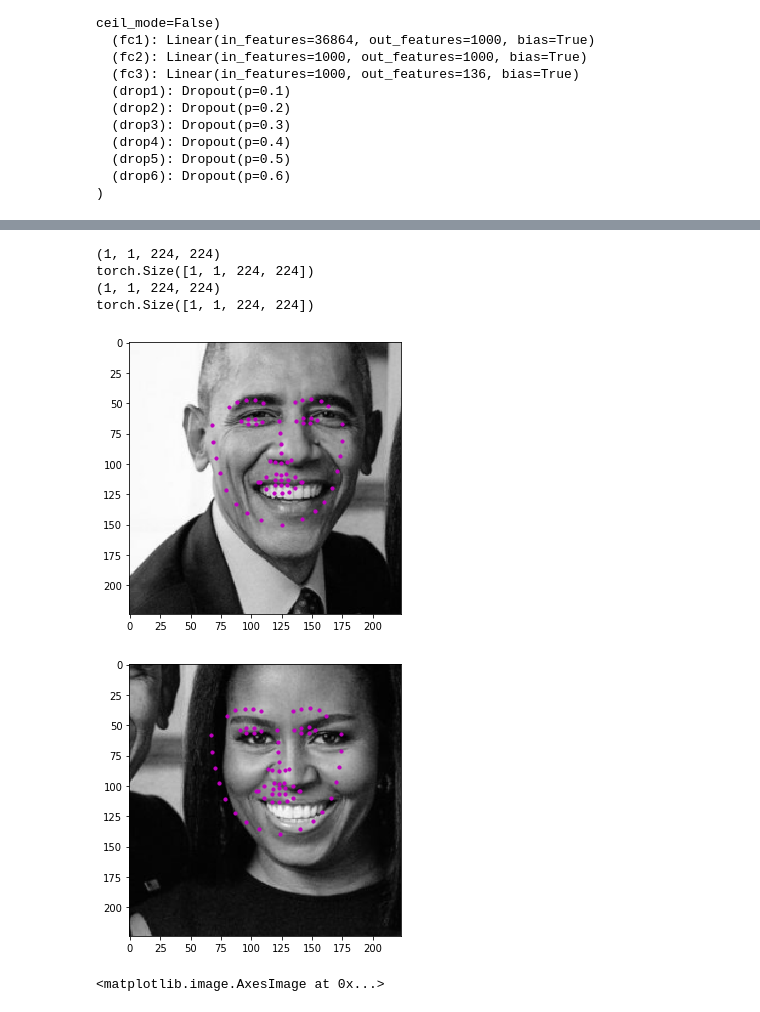
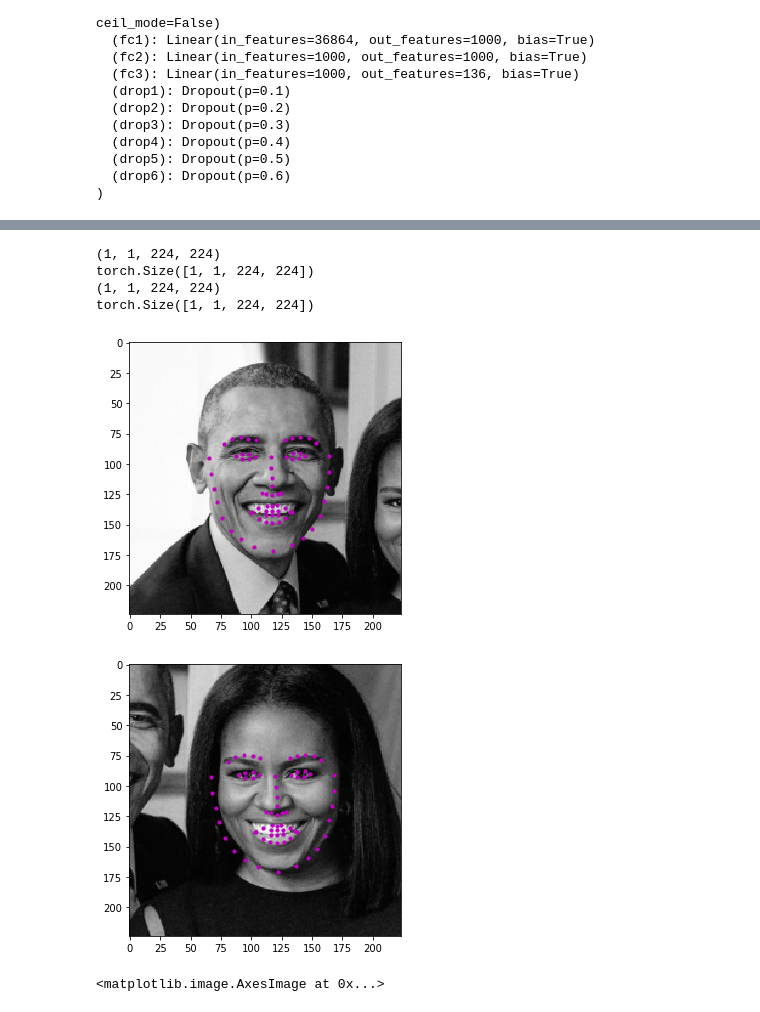
Before and after one commit to SmritiUMD/Udacity-CVND-P1-Facial_Keypoints_detection, a Jupyter notebook: project1/3. Facial Keypoint Detection, Complete Pipeline.ipynb, the cells around one changed output, grey strips where cells are left out. Cells and saved outputs as stored; diff of their text form; code cells hidden in the pictures.

```diff
--- a/project1/3. Facial Keypoint Detection, Complete Pipeline.ipynb
+++ b/project1/3. Facial Keypoint Detection, Complete Pipeline.ipynb
@@ -62,7 +62,7 @@ image_with_detections = image.copy()
 for (x,y,w,h) in faces:
     # draw a rectangle around each detected face
     # you may also need to change the width of the rectangle drawn depending on image resolution
-    cv2.rectangle(image_with_detections,(x,y),(x+w,y+h),(255,0,0),3)
+    cv2.rectangle(image_with_detections,(x,y),(x+int(0.9*w),y+int(1.2*h)),(255,0,0),3)
 #for (x,y,w,h) in eyes:
  #   cv2.rectangle(image_with_detections,(x,y),(x+w,y+h),(255,255,0),3)
 
@@ -157,7 +158,7 @@ image_copy = np.copy(image)
 for (x,y,w,h) in faces:
 
     # Select the region of interest that is the face in the image
-    roi = image_copy[y:y + int(1.5 * h), x - int(0.4 * w):x + int(1.1 * w)]
+    roi = image_copy[y-int(0.4*h):y + int(1.6 * h), x - int(0.5 * w):x + int(1.4* w)]
     #plt.imshow(roi)
 
     ## TODO: Convert the face region from RGB to grayscale
@@ -165,35 +166,35 @@ for (x,y,w,h) in faces:
     #plt.imshow(roi, cmap = 'gray')
 
     ## TODO: Normalize the grayscale image so that its color range falls in [0,1] instead of [0,255]
     roi = roi / 255.
     #plt.imshow(roi, cmap = 'gray')
 
     ## TODO: Rescale the detected face to be the expected square size for your CNN (224x224, suggested)
     roi = cv2.resize(roi, (224, 224))
     #plt.imshow(roi, cmap = 'gray')
 
     ## TODO: Reshape the numpy image shape (H x W x C) into a torch image shape (C x H x W)
     roi = np.expand_dims(roi, 0)
     roi = np.expand_dims(roi, 0) # (1, 1, 224, 224)
     # roi = np.reshape(roi, (1, 1, 224, 224)) # Option 2
     print(roi.shape)
 
     ## TODO: Make facial keypoint predictions using your loaded, trained network
     ## perform a forward pass to get the predicted facial keypoints
     roi_torch = Variable(torch.from_numpy(roi)) # Converting numpy to torch variable
     print(roi_torch.shape)
     roi_torch = roi_torch.type(torch.FloatTensor)
     keypoints = net(roi_torch) # Forward pass
 
     ## TODO: Display each detected face and the corresponding keypoints
     show_all_keypoints(roi_torch.squeeze(0), keypoints)
 # %% [output]
 (1, 1, 224, 224)
 torch.Size([1, 1, 224, 224])
 (1, 1, 224, 224)
 torch.Size([1, 1, 224, 224])
-[figure, old version]
+[figure, new version]
-[figure, old version]
+[figure, new version]
 # %%
 import cv2
 # load in color image for face detection
```
Also changed, not shown: parts of 4 cells of this notebook, 1 other file.
